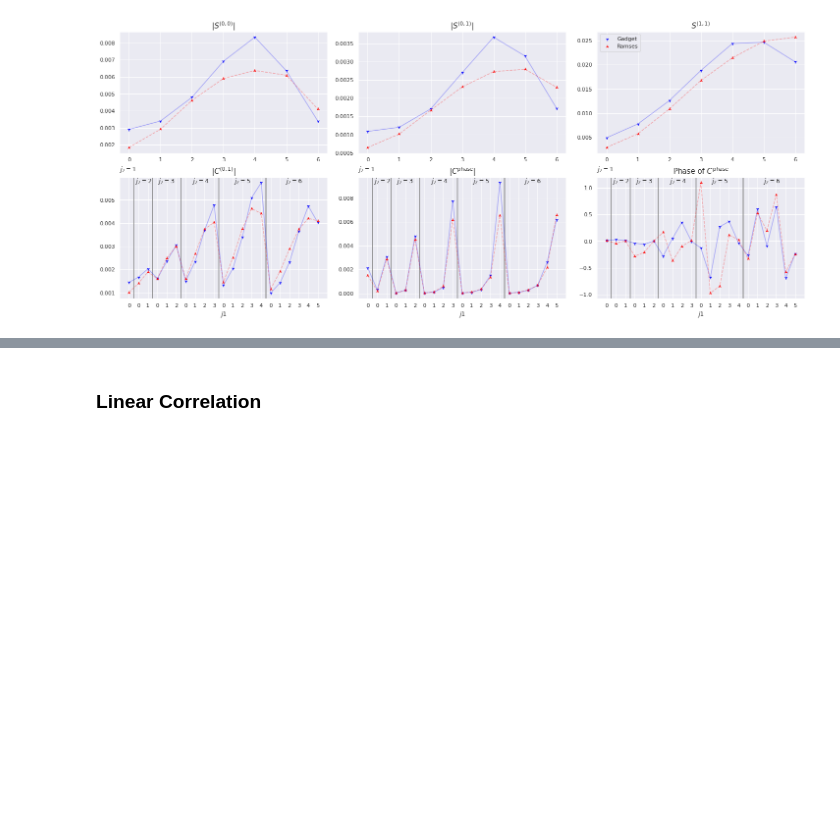
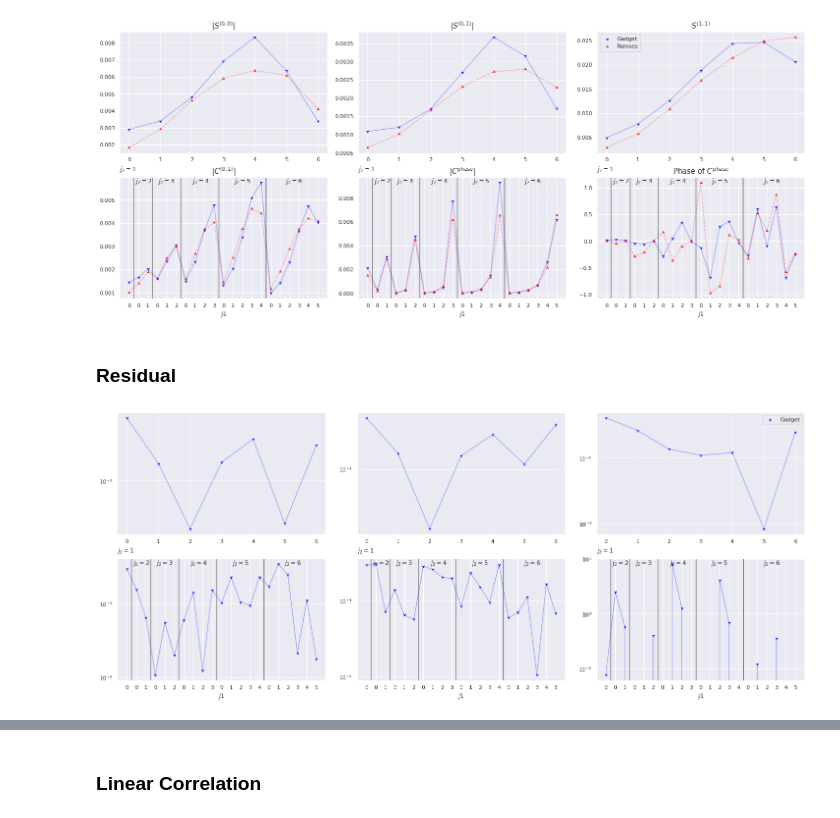
Before and after one commit to YongseokJo/MIEST, a Jupyter notebook: analysis/HYDRO_LH_averaged.ipynb, the cells around one changed output, grey strips where cells are left out. Drawn from its saved outputs; the diff is of its cells as text; code cells hidden in the pictures; blank space fills up the shorter version.

```diff
--- a/analysis/HYDRO_LH_averaged.ipynb
+++ b/analysis/HYDRO_LH_averaged.ipynb
@@ -184,3 +184,45 @@ for i in range(3):
 #plt.savefig("linear_correlation.png",dpi=400)
 # %% [output]
 [figure]
+# %% [markdown]
+### Residual
+# %%
+axes = generateAxesForMultiplePlots(shape=(3,2),figsize=(25,10),wspace=0.15,hspace=0.2)
+param=0
+n = 1
+plt.rcParams['font.family'] = 'serif'
+plt.rcParams['font.serif']  = 'Times'
+zorder = 10; alpha=0.3
+titles = ["$|S^{(0,0)}|$","$|S^{(0,1)}|$","$S^{(1,1)}$","$|C^{(0,1)}|$","$|C^\mathrm{phase}|$","Phase of $C^\mathrm{phase}$"]
+for i, name in enumerate(wph_tng.getCoefNames()+["Cphase"]):
+    x = i % 3; y = i // 3
+    # TNG
+    if x == 2 and y == 1:
+        t = np.angle(tng_coefs[name][n*15:n*15+15,:]).mean(axis=0)
+        s = np.angle(simba_coefs[name][n*15:n*15+15,:]).mean(axis=0)
+        X = np.abs(t-s)/t
+    else:
+        t = np.absolute(tng_coefs[name][n*15:n*15+15,:]).mean(axis=0)
+        s = np.absolute(simba_coefs[name][n*15:n*15+15,:]).mean(axis=0)
+        X = np.abs(t-s)/t
+    axes[x,y].plot(range(X.shape[0]),X,c="blue",ls="-",alpha=alpha,zorder=zorder)
+    axes[x,y].scatter(range(X.shape[0]),X,c="blue",marker='1',zorder=zorder, label="Gadget")
+    axes[x,y].set_yscale("log")
+axes[2,0].legend()
+
+
+for i in range(3):
+    j1  = [0.5, 2.5, 5.5, 9.5, 14.5,14.5]
+    j2  = list(range(1,7))
+    pos = [[0.0,1.1],[0.075,1.00],[0.185,1.00],
+           [0.35,1.00],[0.55,1.00],[0.8,1.00]];
+    for j, jj in enumerate(j1):
+        axes[i,1].axvline(x=jj,c="grey",zorder=1)
+        axes[i,1].text(*pos[j],"$j_2=${}".format(j2[j]),transform=axes[i,1].transAxes,
+                       verticalalignment='top', horizontalalignment='left')
+    axes[i,1].set_xticks(list(range(X.shape[0])))
+    axes[i,1].set_xticklabels([0,0,1,0,1,2,0,1,2,3,0,1,2,3,4,0,1,2,3,4,5])
+    axes[i,1].set_xlabel("$j1$")
+#plt.savefig("linear_correlation.png",dpi=400)
+# %% [output]
+[figure, added]
```
Also changed, not shown: parts of 1 cell of this notebook, 4 other files.
